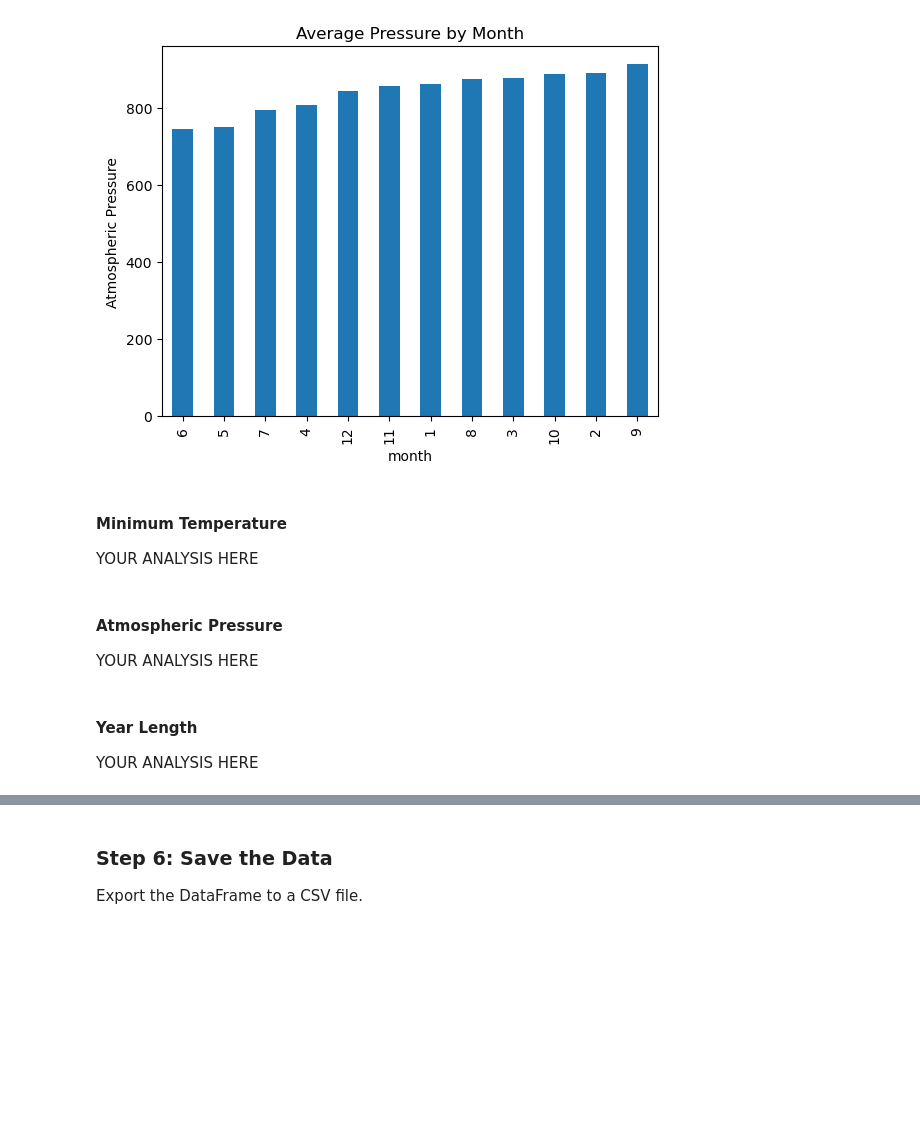
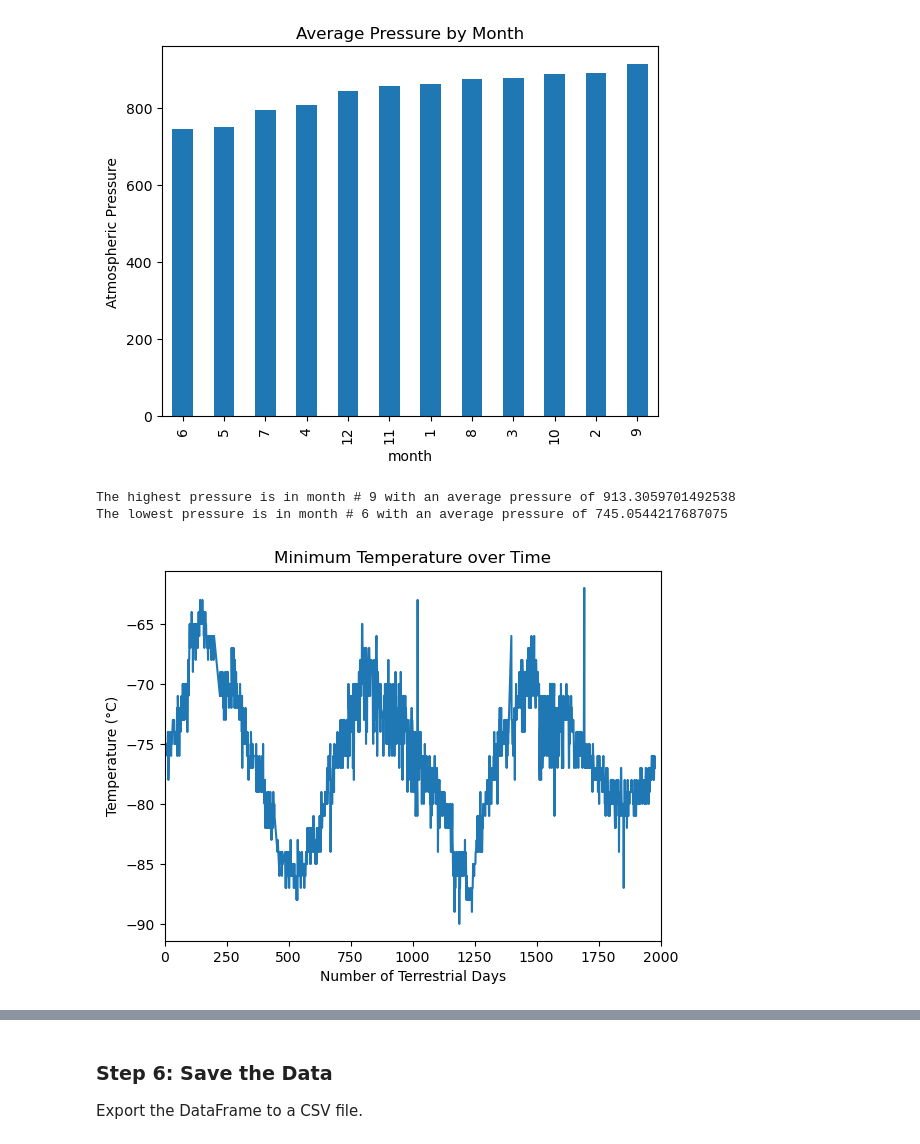
Before and after one commit to selinataleb/webscraping---challenge, a Jupyter notebook: part_2_mars_weather.ipynb, the cells around one changed output, grey strips where cells are left out. Drawn from its saved outputs; the diff is of its cells as text; code cells hidden in the pictures; blank space fills up the shorter version.

```diff
--- a/part_2_mars_weather.ipynb
+++ b/part_2_mars_weather.ipynb
@@ -251,18 +251,26 @@ month
 9     913.305970
 Name: pressure, dtype: float64
 [figure]
+# %%
+highest_pressure_month = sorted_pressure.idxmax()
+highest_pressure = sorted_pressure.max()
+print(f"The highest pressure is in month # {highest_pressure_month} with an average pressure of {highest_pressure} ")
+lowest_pressure_month = sorted_pressure.idxmin()
+lowest_pressure = sorted_pressure.min()
+print(f"The lowest pressure is in month # {lowest_pressure_month} with an average pressure of {lowest_pressure} ")
+# %% [output]
+The highest pressure is in month # 9 with an average pressure of 913.3059701492538
+The lowest pressure is in month # 6 with an average pressure of 745.0544217687075
 # %%
 # 5. How many terrestrial (Earth) days are there in a Martian year?
 # Visually estimate the result by plotting the daily minimum temperature of each observation in the data set.
+# 5. How many terrestrial (earth) days are there in a Martian year?
+
+plt.plot(mars_df["sol"], mars_df["min_temp"])
+plt.title("Minimum Temperature over Time")
+plt.xlabel("Number of Terrestrial Days")
+plt.ylabel("Temperature (°C)")
+plt.xlim(0, 2000)
+plt.show()
+# %% [output]
+[figure, added]
-# %% [markdown]
-#### Minimum Temperature
-
-YOUR ANALYSIS HERE
-# %% [markdown]
-#### Atmospheric Pressure
-
-YOUR ANALYSIS HERE
-# %% [markdown]
-#### Year Length
-
-YOUR ANALYSIS HERE
```
Also changed, not shown: parts of 6 cells of this notebook, 1 other file.
